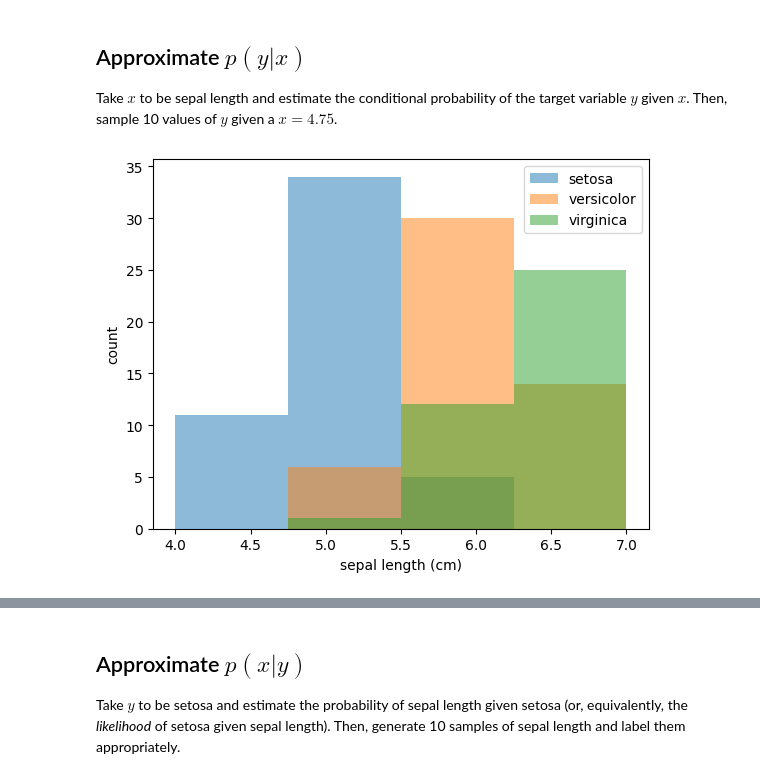
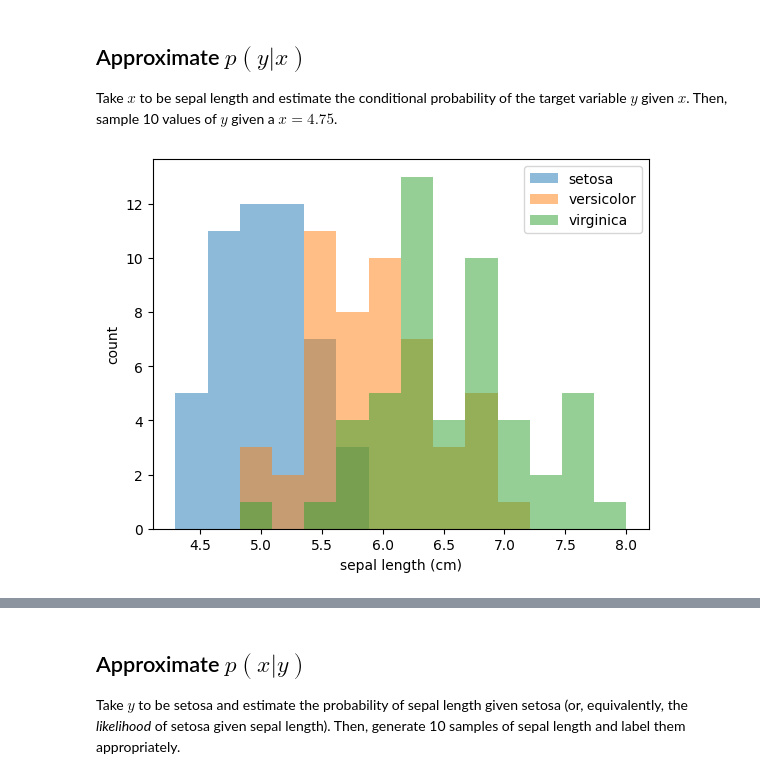
Before and after one commit to MartinSchoenig/IAG, a Jupyter notebook: Oblig/IAG_2_t.ipynb, the cells around one changed output, grey strips where cells are left out. Cells and saved outputs as stored; diff of their text form; code cells hidden in the pictures.

```diff
--- a/Oblig/IAG_2_t.ipynb
+++ b/Oblig/IAG_2_t.ipynb
@@ -39,15 +39,15 @@ Take $x$ to be sepal length and estimate the conditional probability of the targ
 # %%
 x = X[:,0]
 
-bins = np.linspace(4,7,5)
+bins = np.linspace(4.3,8,15)
 
 for i in range(3):
     plt.hist(x[y==i],bins,alpha=0.5, label=iris.target_names[i])
 
 plt.legend(loc='upper right')
 plt.xlabel('sepal length (cm)')
 plt.ylabel('count')
 plt.show()
 # %% [output]
-[figure, old version]
+[figure, new version]
 # %%
```
Also changed, not shown: parts of 35 cells of this notebook.
